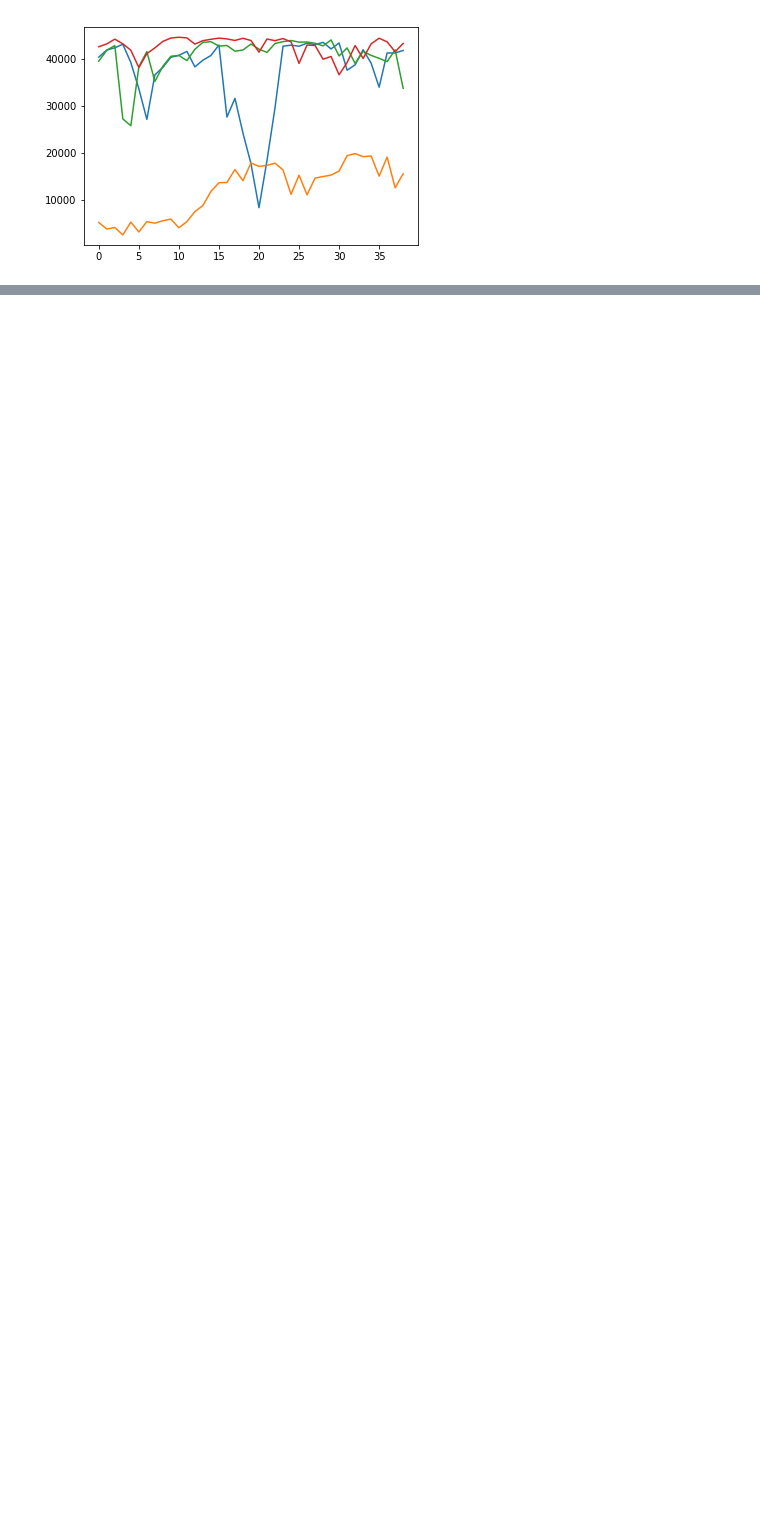
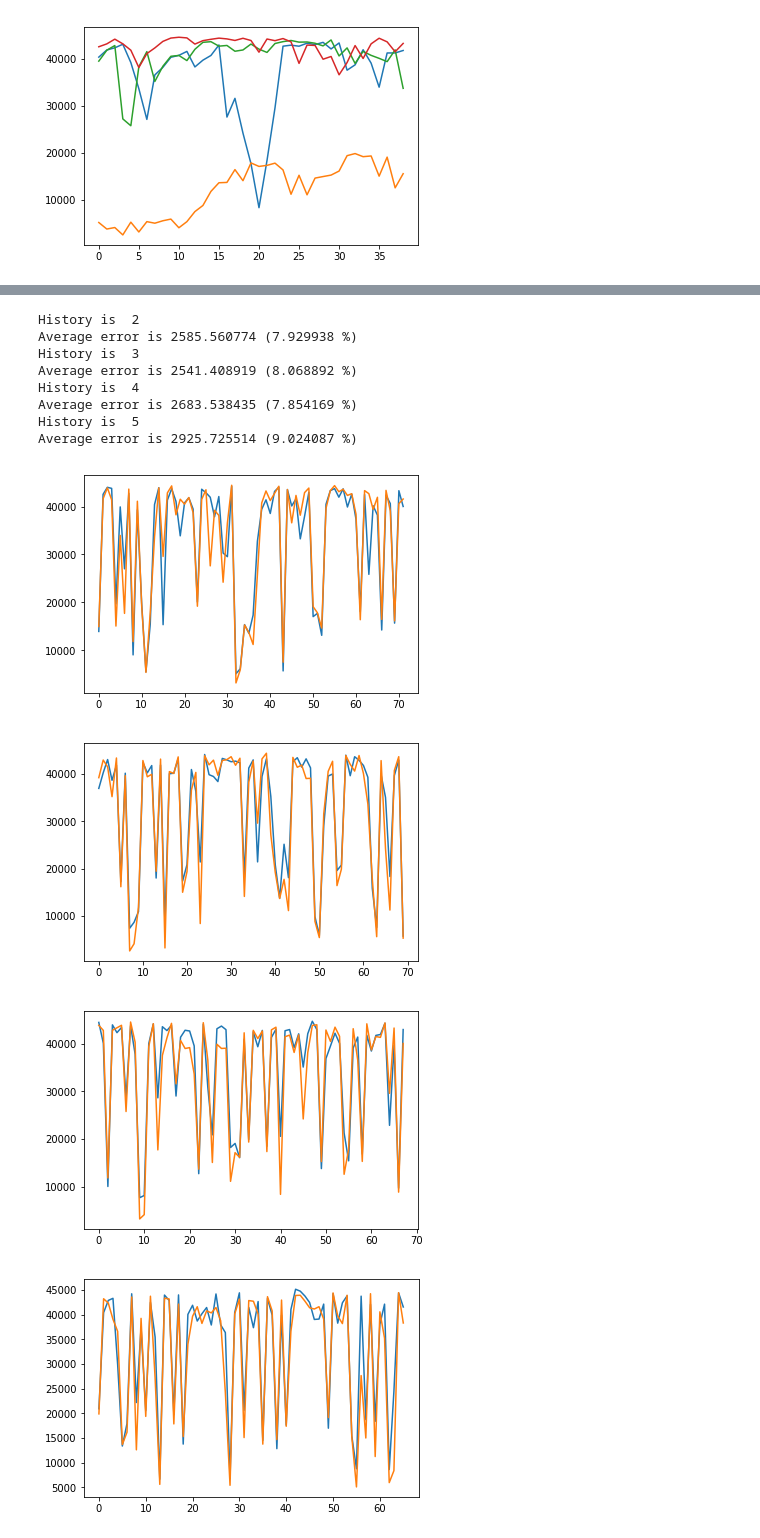
Before and after one commit to jlaci/ClientPerformance, a Jupyter notebook: analyze/predictors.ipynb, the cells around one changed output, grey strips where cells are left out. Saved outputs shown, nothing was run; the diff lists cells and outputs as text; code cells hidden in the pictures; blank space fills up the shorter version.

```diff
--- a/analyze/predictors.ipynb
+++ b/analyze/predictors.ipynb
@@ -64,0 +22,67 @@ ax.plot(x_validate, average_performance[training_set_len:])
+# %%
+# Format the data into feature and values
+# Settings
+min_history = 2
+max_history = 5
+
+# Data array will contain data from each history length
+data = []
+
+for history_length in range(min_history + 1, max_history + 2):
+    history_data = []
+    for measurement in range(number_of_measurements):
+        measurement_data = raw_data[:, measurement]
+        for value_to_predict in range(history_length, len(measurement_data)):
+            history_data.append(measurement_data[value_to_predict - history_length:value_to_predict])
+    data.append(history_data)
+# %%
+# Learning
+training_percentage = 0.5
+
+for data_set in data:
+    random.shuffle(data_set)
+    cutting_point = math.floor(len(data_set) * training_percentage)
+    training_set = np.asarray(data_set[:cutting_point])
+    validation_set = np.asarray(data_set[cutting_point:])
+
+    value_column = len(training_set[0]) - 1
+    model = linear_model.LinearRegression()
+    model.fit(training_set[:, list(range(0, value_column))], training_set[:, value_column])
+    prediction = model.predict(validation_set[:, list(range(0, value_column))])
+
+    # Print the accuracy
+    sum_error = 0
+    sum_data = 0
+    for i in range(len(validation_set)):
+        sum_error += math.fabs(prediction[i] - validation_set[i][value_column])
+        sum_data += validation_set[i][0]
+
+    average_error = sum_error / len(validation_set)
+    average_data = sum_data / len(validation_set)
+
+    print("History is ", len(data_set[0]) - 1)
+    print("Average error is %f (%f %%)" % (average_error, average_error / average_data * 100))
+
+    # Plot the result
+    fig = plt.figure()
+    ax = plt.axes()
+    x_validate = range(len(prediction))
+
+    # Plot predicted
+    ax.plot(x_validate, prediction)
+
+    # Plot actual
+    ax.plot(x_validate, validation_set[:, value_column])
+# %% [output]
+History is  2
+Average error is 2585.560774 (7.929938 %)
+History is  3
+Average error is 2541.408919 (8.068892 %)
+History is  4
+Average error is 2683.538435 (7.854169 %)
+History is  5
+Average error is 2925.725514 (9.024087 %)
+[figure, added]
+[figure, added]
+[figure, added]
+[figure, added]
```
Also changed, not shown: parts of 4 cells of this notebook, 1 other file.
